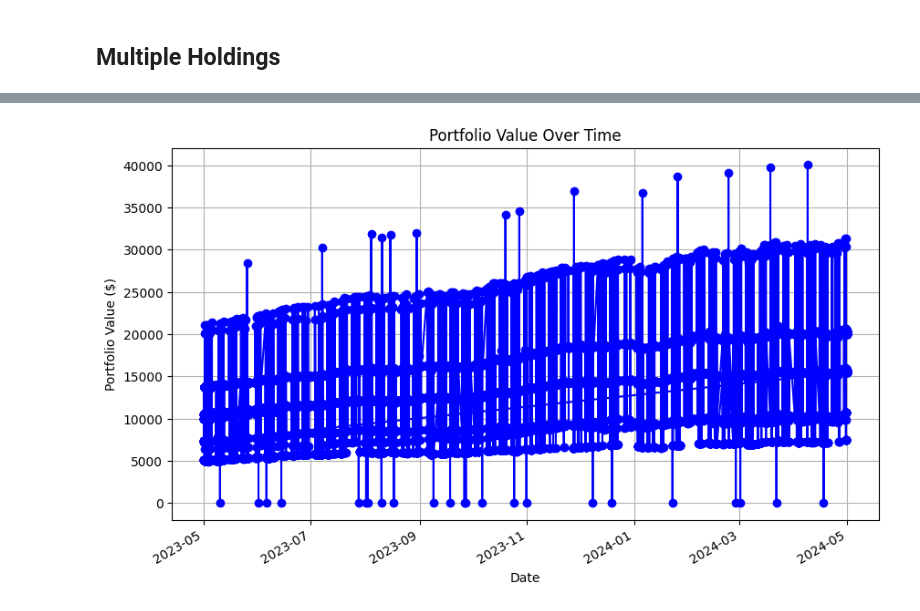
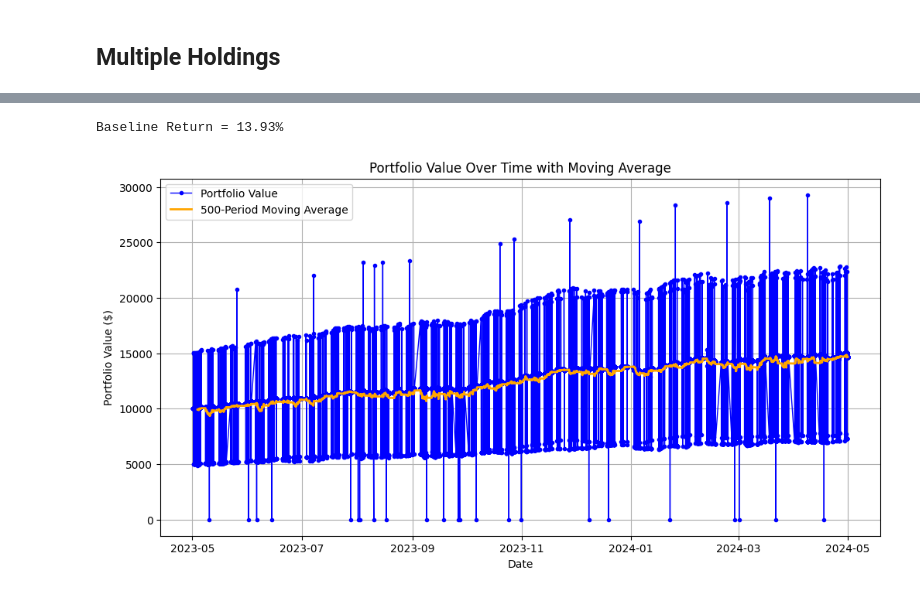
Before and after one commit to avillasmil/algo-trader, a Jupyter notebook: sandbox.ipynb, the cells around one changed output, grey strips where cells are left out. Drawn from its saved outputs; the diff is of its cells as text; code cells hidden in the pictures.

```diff
--- a/sandbox.ipynb
+++ b/sandbox.ipynb
@@ -586,19 +586,39 @@ Final Portfolio Value: $366.63
 Portfolio Return: 46.65%
-# %%
-import pandas as pd
-import matplotlib.pyplot as plt
-
-# Convert portfolio history to a DataFrame
-history_df = pd.DataFrame(portfolio['history'])
-
-# Set 'date' as the index for better plotting
-history_df.set_index('date', inplace=True)
-
-# Plot
-history_df['portfolio_value'].plot(figsize=(10, 6), color='blue', marker='o', title='Portfolio Value Over Time')
-plt.xlabel('Date')
-plt.ylabel('Portfolio Value ($)')
-plt.grid(True)
-plt.show()
-# %% [output]
-[figure, removed]
+# %%
+# Calculating Baseline Return (Hold Only)
+return_BL = 0
+for symbol in symbols:
+    alloc = cash_allocation[symbol]
+    bl = ((historical_data[symbol]["close"].iloc[-1] - historical_data[symbol]["close"].iloc[0]) / historical_data[symbol]["close"].iloc[0]) * 100
+    return_BL += alloc * bl
+
+print(f"Baseline Return = {return_BL:.2f}%")
+# %% [output]
+Baseline Return = 13.93%
+# %%
+import pandas as pd
+import matplotlib.pyplot as plt
+
+# Convert portfolio history to a DataFrame
+history_df = pd.DataFrame(portfolio['history'])
+
+# Set 'date' as the index for better plotting
+history_df.set_index('date', inplace=True)
+
+# Calculate a moving average (e.g., 500-period moving average)
+history_df['moving_average'] = history_df['portfolio_value'].rolling(window=500).mean()
+
+# Plot
+plt.figure(figsize=(12, 6))
+plt.plot(history_df.index, history_df['portfolio_value'], label='Portfolio Value', color='blue', linewidth=1, marker='o', markersize=3)
+plt.plot(history_df.index, history_df['moving_average'], label='500-Period Moving Average', color='orange', linewidth=2)
+
+# Adding labels and title
+plt.xlabel('Date')
+plt.ylabel('Portfolio Value ($)')
+plt.title('Portfolio Value Over Time with Moving Average')
+plt.legend()
+plt.grid(True)
+plt.show()
+# %% [output]
+[figure, added]
```
Also changed, not shown: parts of 1 cell of this notebook.
